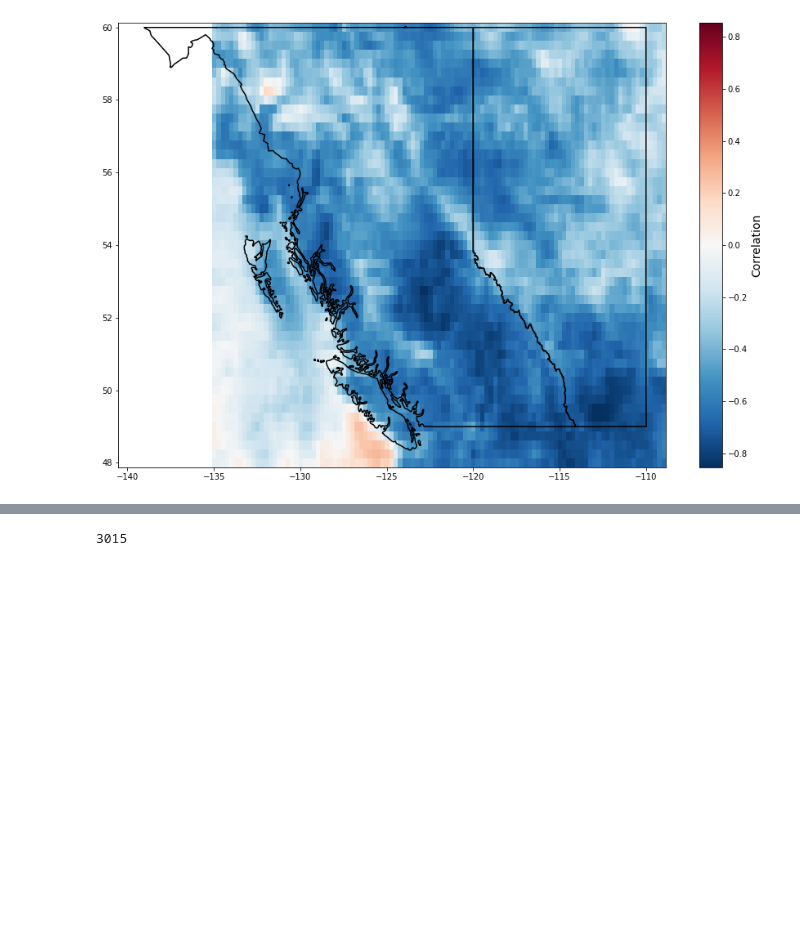
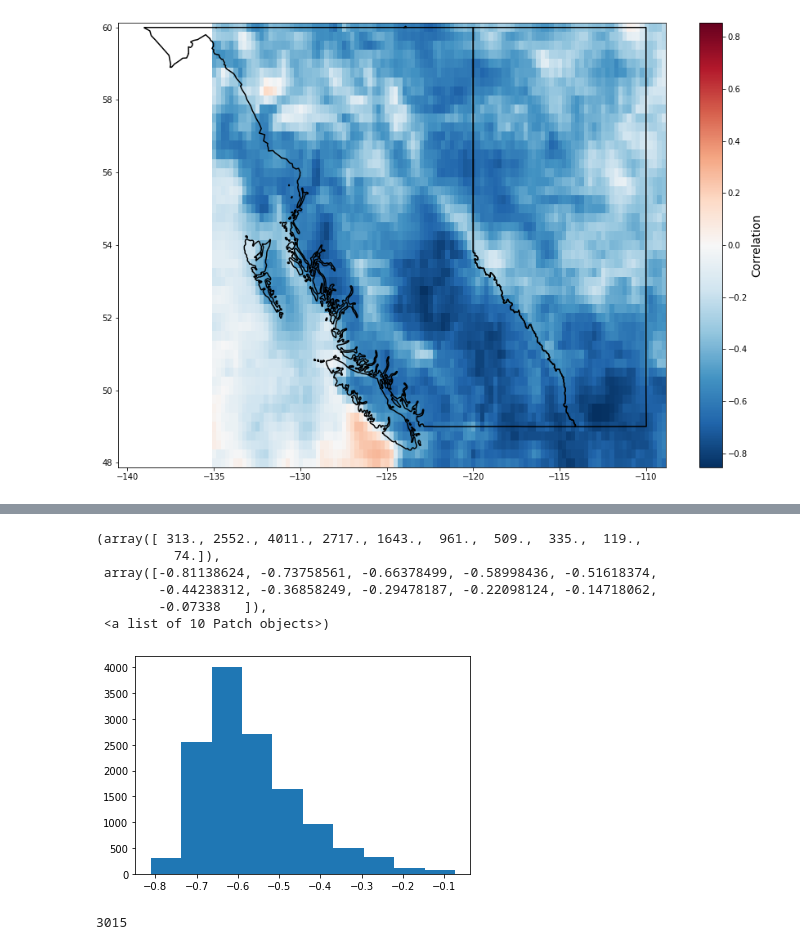
Before and after one commit to andersonsam/cnn_lstm_era, a Jupyter notebook: cnn_lstm_ERA5_basic (1).ipynb, the cells around one changed output, grey strips where cells are left out. Drawn from its saved outputs; the diff is of its cells as text; code cells hidden in the pictures; blank space fills up the shorter version.

```diff
--- a/cnn_lstm_ERA5_basic (1).ipynb
+++ b/cnn_lstm_ERA5_basic (1).ipynb
@@ -964,3 +1008,13 @@ corrMat[31,61]
+# %%
+plt.hist(glacierCorr)
+# %% [output]
+(array([ 313., 2552., 4011., 2717., 1643.,  961.,  509.,  335.,  119.,
+          74.]),
+ array([-0.81138624, -0.73758561, -0.66378499, -0.58998436, -0.51618374,
+        -0.44238312, -0.36858249, -0.29478187, -0.22098124, -0.14718062,
+        -0.07338   ]),
+ <a list of 10 Patch objects>)
+[figure, added]
 # %%
 np.reshape(range(105*49), (105,49)).T[26,61]
 # %% [output]
```
Also changed, not shown: parts of 16 cells of this notebook.
